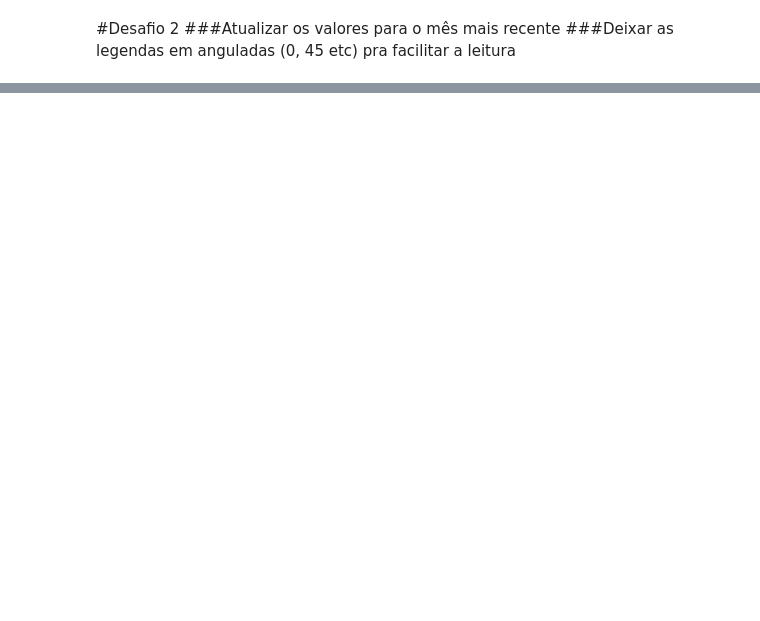
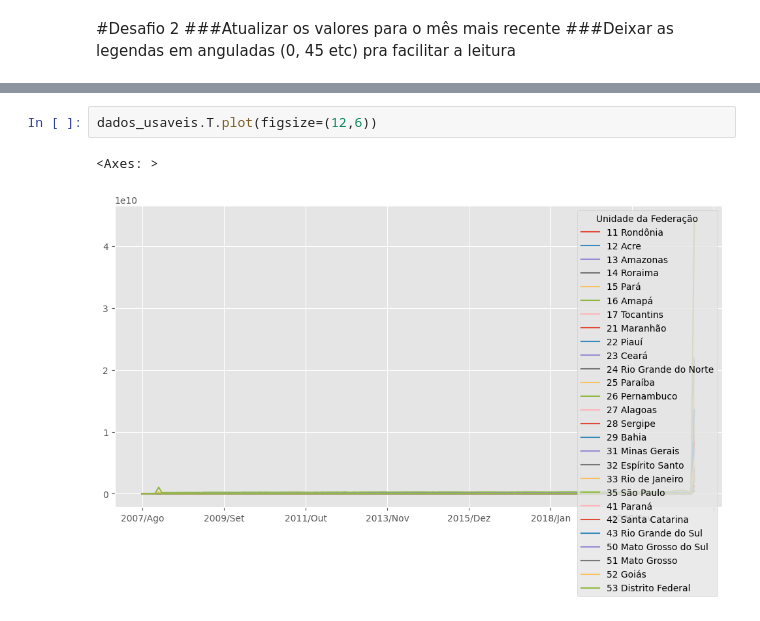
Before and after one commit to wesleyesantos/POSTECH, a Jupyter notebook: Produção_Hospitalar.ipynb, the cells around one changed output, grey strips where cells are left out. Drawn from its saved outputs; the diff is of its cells as text; blank space fills up the shorter version.

```diff
--- a/Produção_Hospitalar.ipynb
+++ b/Produção_Hospitalar.ipynb
@@ -163,0 +354,5 @@ plt.show()
+# %%
+dados_usaveis.T.plot(figsize=(12,6))
+# %% [output]
+<Axes: >
+[figure, added]
```
Also changed, not shown: parts of 63 cells of this notebook.
